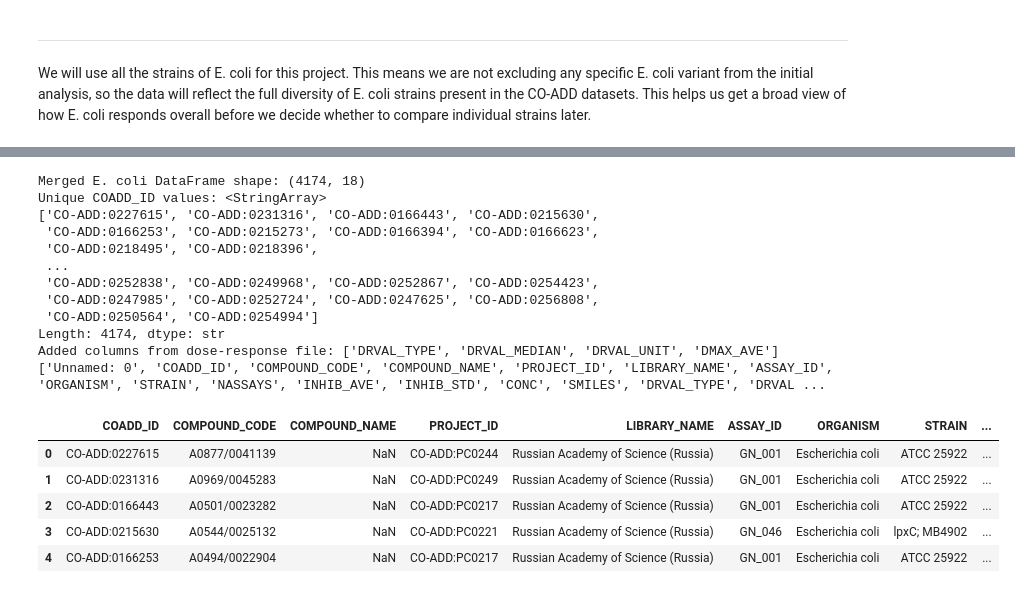
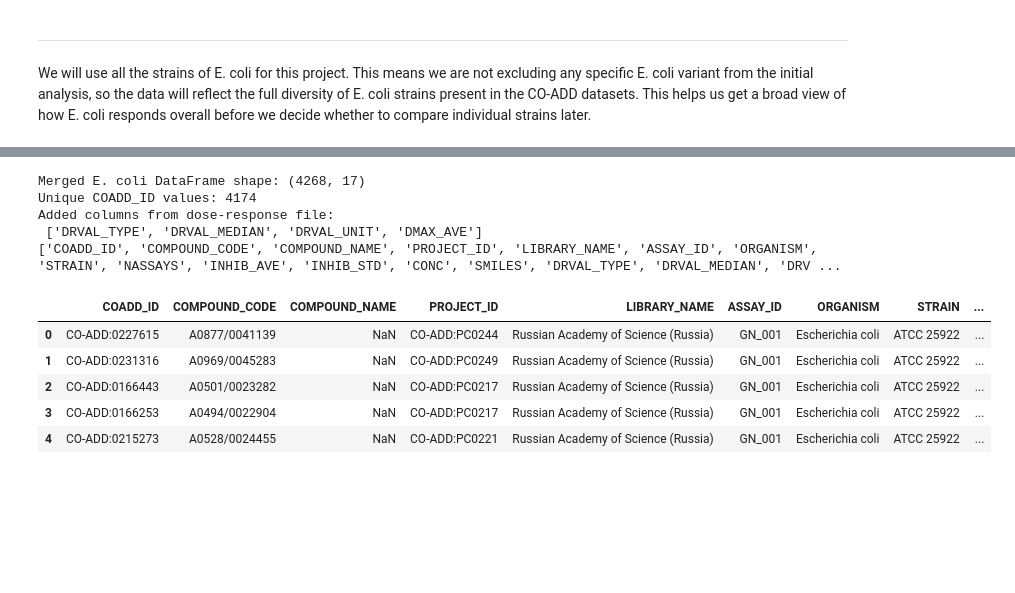
Before and after one commit to dw1229/chem277a-final-ecoli-inhibition-ml, a Jupyter notebook: data_preview.ipynb, the cells around one changed output, grey strips where cells are left out. Cells and saved outputs as stored; diff of their text form; code cells hidden in the pictures; blank space fills up the shorter version.

Commit message:
Update data_preview.ipynb to merge by exact assay keys, parse MIC operators, convert MIC to uM, export a master CSV, and split X/y for ML

```diff
--- a/data_preview.ipynb
+++ b/data_preview.ipynb
@@ -36,7 +36,7 @@ DOSE_PATH = DATA_DIR / "CO-ADD_DoseResponseData_r03_01-02-2020_CSV.csv"
 # There are two CSV files in the CO-ADD folder.
 # For now, we will open the InhibitionData file.
 
-df = pd.read_csv(INHIB_PATH)
+df = pd.read_csv(INHIB_PATH, low_memory=False)
 print(df.head())
 # %% [output]
    Unnamed: 0        COADD_ID  COMPOUND_CODE COMPOUND_NAME     PROJECT_ID  \
@@ -111,23 +111,29 @@ DoseResponseData columns:
 # %%
 ORGANISM_COL = "ORGANISM"
 ECOLI_NAME = "Escherichia coli"
+EXACT_KEYS = ["COADD_ID", "STRAIN", "ASSAY_ID"]
 
 # Find E. coli rows in inhibition data
-mask_inhib = (df_inhib[ORGANISM_COL].astype(str).str.contains(ECOLI_NAME, na=False))
+mask_inhib = df_inhib[ORGANISM_COL].astype(str).str.contains(ECOLI_NAME, na=False)
 
 # Find E. coli rows in dose-response data
-mask_dose = (df_dose[ORGANISM_COL].astype(str).str.contains(ECOLI_NAME, na=False))
+mask_dose = df_dose[ORGANISM_COL].astype(str).str.contains(ECOLI_NAME, na=False)
 
 ecoli_inhib = df_inhib.loc[mask_inhib].copy()
 ecoli_dose = df_dose.loc[mask_dose].copy()
 
-overlap_ids = set(ecoli_inhib["COADD_ID"]).intersection(ecoli_dose["COADD_ID"])  # keep only IDs present in both E. coli datasets
+# Diagnostic counts: compound-level overlap and exact experiment-level overlap.
+overlap_ids = set(ecoli_inhib["COADD_ID"]).intersection(ecoli_dose["COADD_ID"])
+inhib_exact_keys = set(map(tuple, ecoli_inhib[EXACT_KEYS].dropna().drop_duplicates().to_numpy()))
+dose_exact_keys = set(map(tuple, ecoli_dose[EXACT_KEYS].dropna().drop_duplicates().to_numpy()))
+overlap_exact_keys = inhib_exact_keys.intersection(dose_exact_keys)
 
 print(f"E. coli inhibition rows: {len(ecoli_inhib):,}")
 print(f"E. coli dose-response rows: {len(ecoli_dose):,}")
-print(f"Overlapping COADD_ID values: {len(overlap_ids):,}") # this is very important(we will have rows of 4174 datapoints)
-print(f"Unique E. coli inhibition strains: {len(ecoli_inhib['STRAIN'].unique())}")
-print(f"Unique E. coli dose-response strains: {len(ecoli_dose['STRAIN'].unique())}")
+print(f"Overlapping COADD_ID values: {len(overlap_ids):,}")
+print(f"Overlapping exact keys (COADD_ID, STRAIN, ASSAY_ID): {len(overlap_exact_keys):,}")
+print(f"Unique E. coli inhibition strains: {ecoli_inhib['STRAIN'].nunique()}")
+print(f"Unique E. coli dose-response strains: {ecoli_dose['STRAIN'].nunique()}")
 # %% [output]
 E. coli inhibition rows: 237,752
 E. coli dose-response rows: 4,711
@@ -145,59 +152,54 @@ We keep one row per shared `COADD_ID` so the final DataFrame stays at 4174 compo
 # %%
-# Keep only shared compounds, remove missing IDs/SMILES, and keep one row per compound.
-# overlap_ids was already defined in the previous cell, so we reuse it here.
-def keep_one_row(df):
+# Use COADD_ID + STRAIN + ASSAY_ID so the rows refer to the same exact experiment.
+exact_keys = ["COADD_ID", "STRAIN", "ASSAY_ID"]
+
+# Remove rows missing the merge keys or SMILES, and keep one row per exact match key.
+def keep_exact_rows(df):
     return (
-        df[df["COADD_ID"].isin(overlap_ids)]
-        .dropna(subset=["COADD_ID", "SMILES"])
-        .drop_duplicates(subset="COADD_ID")
+        df
+        .dropna(subset=exact_keys + ["SMILES"])
+        .drop_duplicates(subset=exact_keys)
         .reset_index(drop=True)
     )
 
-ecoli_inhib_unique = keep_one_row(ecoli_inhib)
-ecoli_dose_unique = keep_one_row(ecoli_dose)
+ecoli_inhib_exact = keep_exact_rows(ecoli_inhib)
+ecoli_dose_exact = keep_exact_rows(ecoli_dose)
 
 # Find the columns that appear only in the dose-response table.
-# "COADD_ID" is excluded because it is already used as the merge key.
+# The exact match keys are excluded because they are already used for the merge.
 dose_only_cols = [
-    col for col in ecoli_dose_unique.columns
-    if col not in ecoli_inhib_unique.columns and col != "COADD_ID"
+    col for col in ecoli_dose_exact.columns
+    if col not in ecoli_inhib_exact.columns and col not in exact_keys
 ]
 
-# Merge the two cleaned tables into one compound-level DataFrame.
+# Merge the two cleaned tables into one exact-match DataFrame.
 # Keep all columns from the inhibition table and add only new columns from the dose-response table.
 ecoli_merged_df = pd.merge(
-    ecoli_inhib_unique,
-    ecoli_dose_unique[["COADD_ID"] + dose_only_cols],
-    on="COADD_ID",
+    ecoli_inhib_exact,
+    ecoli_dose_exact[exact_keys + dose_only_cols],
+    on=exact_keys,
     how="inner"
 )
+ecoli_merged_df = ecoli_merged_df.drop(columns=["Unnamed: 0"])
 
 print("Merged E. coli DataFrame shape:", ecoli_merged_df.shape)
-print("Unique COADD_ID values:", ecoli_merged_df["COADD_ID"].unique())
-print("Added columns from dose-response file:", dose_only_cols)
+print("Unique COADD_ID values:", ecoli_merged_df["COADD_ID"].nunique())
+print("Added columns from dose-response file:\n", dose_only_cols)
 print(ecoli_merged_df.columns.tolist())
 
-ecoli_merged_df = ecoli_merged_df.drop(columns=["Unnamed: 0"])
 ecoli_merged_df.head()
 # %% [output]
-Merged E. coli DataFrame shape: (4174, 18)
-Unique COADD_ID values: <StringArray>
-['CO-ADD:0227615', 'CO-ADD:0231316', 'CO-ADD:0166443', 'CO-ADD:0215630',
- 'CO-ADD:0166253', 'CO-ADD:0215273', 'CO-ADD:0166394', 'CO-ADD:0166623',
- 'CO-ADD:0218495', 'CO-ADD:0218396',
- ...
- 'CO-ADD:0252838', 'CO-ADD:0249968', 'CO-ADD:0252867', 'CO-ADD:0254423',
- 'CO-ADD:0247985', 'CO-ADD:0252724', 'CO-ADD:0247625', 'CO-ADD:0256808',
- 'CO-ADD:0250564', 'CO-ADD:0254994']
-Length: 4174, dtype: str
-Added columns from dose-response file: ['DRVAL_TYPE', 'DRVAL_MEDIAN', 'DRVAL_UNIT', 'DMAX_AVE']
-['Unnamed: 0', 'COADD_ID', 'COMPOUND_CODE', 'COMPOUND_NAME', 'PROJECT_ID', 'LIBRARY_NAME', 'ASSAY_ID', 'ORGANISM', 'STRAIN', 'NASSAYS', 'INHIB_AVE', 'INHIB_STD', 'CONC', 'SMILES', 'DRVAL_TYPE', 'DRVAL ...
+Merged E. coli DataFrame shape: (4268, 17)
+Unique COADD_ID values: 4174
+Added columns from dose-response file:
+ ['DRVAL_TYPE', 'DRVAL_MEDIAN', 'DRVAL_UNIT', 'DMAX_AVE']
+['COADD_ID', 'COMPOUND_CODE', 'COMPOUND_NAME', 'PROJECT_ID', 'LIBRARY_NAME', 'ASSAY_ID', 'ORGANISM', 'STRAIN', 'NASSAYS', 'INHIB_AVE', 'INHIB_STD', 'CONC', 'SMILES', 'DRVAL_TYPE', 'DRVAL_MEDIAN', 'DRV ...
 |  | COADD_ID | COMPOUND_CODE | COMPOUND_NAME | PROJECT_ID | LIBRARY_NAME | ASSAY_ID | ORGANISM | STRAIN | ... |
 | 0 | CO-ADD:0227615 | A0877/0041139 | NaN | CO-ADD:PC0244 | Russian Academy of Science (Russia) | GN_001 | Escherichia coli | ATCC 25922 | ... |
 | 1 | CO-ADD:0231316 | A0969/0045283 | NaN | CO-ADD:PC0249 | Russian Academy of Science (Russia) | GN_001 | Escherichia coli | ATCC 25922 | ... |
 | 2 | CO-ADD:0166443 | A0501/0023282 | NaN | CO-ADD:PC0217 | Russian Academy of Science (Russia) | GN_001 | Escherichia coli | ATCC 25922 | ... |
-| 3 | CO-ADD:0215630 | A0544/0025132 | NaN | CO-ADD:PC0221 | Russian Academy of Science (Russia) | GN_046 | Escherichia coli | lpxC; MB4902 | ... |
-| 4 | CO-ADD:0166253 | A0494/0022904 | NaN | CO-ADD:PC0217 | Russian Academy of Science (Russia) | GN_001 | Escherichia coli | ATCC 25922 | ... |
+| 3 | CO-ADD:0166253 | A0494/0022904 | NaN | CO-ADD:PC0217 | Russian Academy of Science (Russia) | GN_001 | Escherichia coli | ATCC 25922 | ... |
+| 4 | CO-ADD:0215273 | A0528/0024455 | NaN | CO-ADD:PC0221 | Russian Academy of Science (Russia) | GN_001 | Escherichia coli | ATCC 25922 | ... |
 # %%
 ecoli_merged_df.isna().sum().sort_values(ascending=False)
 
```
Also changed, not shown: parts of 18 cells of this notebook.
